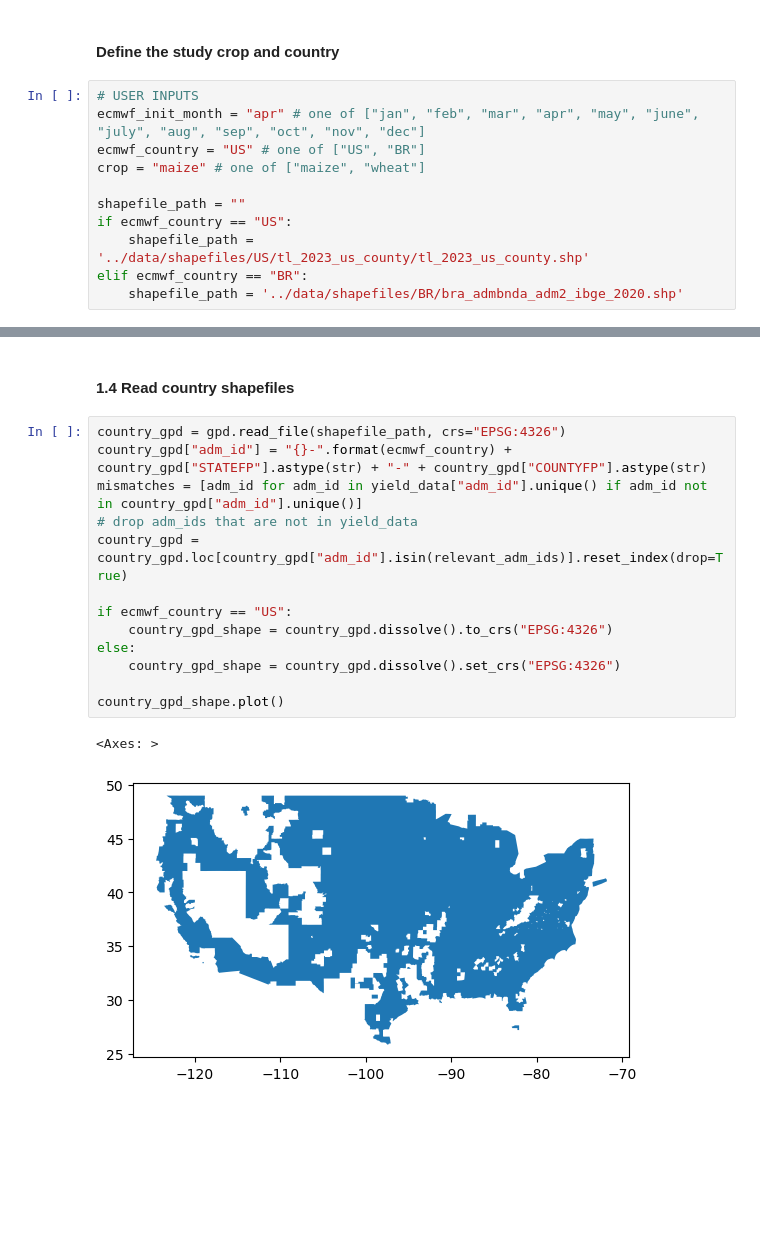
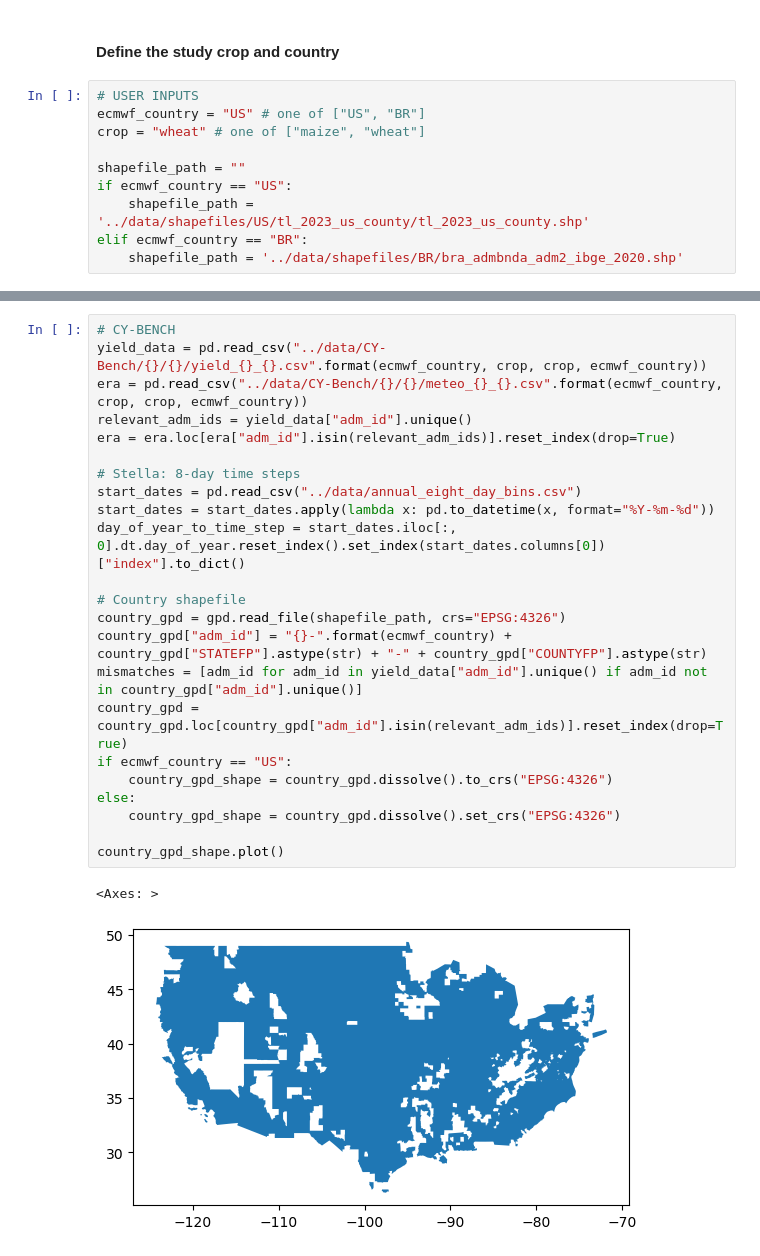
Before and after one commit to ellaampy/seasonal-yield-forecast, a Jupyter notebook: data_preparation/3_ecmwf_preprocessing.ipynb, the cells around one changed output, grey strips where cells are left out. Drawn from its saved outputs; the diff is of its cells as text; blank space fills up the shorter version.

Commit message:
bring ERA and ECMWF together

```diff
--- a/data_preparation/3_ecmwf_preprocessing.ipynb
+++ b/data_preparation/3_ecmwf_preprocessing.ipynb
@@ -14,9 +18,8 @@ from modules import preprocessing as pp
 #### Define the study crop and country
 # %%
 # USER INPUTS
-ecmwf_init_month = "apr" # one of ["jan", "feb", "mar", "apr", "may", "june", "july", "aug", "sep", "oct", "nov", "dec"]
 ecmwf_country = "US" # one of ["US", "BR"]
-crop = "maize" # one of ["maize", "wheat"]
+crop = "wheat" # one of ["maize", "wheat"]
 
 shapefile_path = ""
 if ecmwf_country == "US":
@@ -69,18 +31,26 @@ start_dates.head(1)
-# %% [markdown]
-#### 1.4 Read country shapefiles
 # %%
+# CY-BENCH
+yield_data = pd.read_csv("../data/CY-Bench/{}/{}/yield_{}_{}.csv".format(ecmwf_country, crop, crop, ecmwf_country))
+era = pd.read_csv("../data/CY-Bench/{}/{}/meteo_{}_{}.csv".format(ecmwf_country, crop, crop, ecmwf_country))
+relevant_adm_ids = yield_data["adm_id"].unique()
+era = era.loc[era["adm_id"].isin(relevant_adm_ids)].reset_index(drop=True)
+
+# Stella: 8-day time steps
+start_dates = pd.read_csv("../data/annual_eight_day_bins.csv")
+start_dates = start_dates.apply(lambda x: pd.to_datetime(x, format="%Y-%m-%d"))
+day_of_year_to_time_step = start_dates.iloc[:, 0].dt.day_of_year.reset_index().set_index(start_dates.columns[0])["index"].to_dict()
+
+# Country shapefile
 country_gpd = gpd.read_file(shapefile_path, crs="EPSG:4326")
 country_gpd["adm_id"] = "{}-".format(ecmwf_country) + country_gpd["STATEFP"].astype(str) + "-" + country_gpd["COUNTYFP"].astype(str)
 mismatches = [adm_id for adm_id in yield_data["adm_id"].unique() if adm_id not in country_gpd["adm_id"].unique()]
-# drop adm_ids that are not in yield_data
 country_gpd = country_gpd.loc[country_gpd["adm_id"].isin(relevant_adm_ids)].reset_index(drop=True)
-
 if ecmwf_country == "US":
     country_gpd_shape = country_gpd.dissolve().to_crs("EPSG:4326")
 else:
     country_gpd_shape = country_gpd.dissolve().set_crs("EPSG:4326")
 
 country_gpd_shape.plot()
 # %% [output]
 <Axes: >
-[figure, old version]
+[figure, new version]
```
Also changed, not shown: parts of 21 cells of this notebook, 4 other files.
